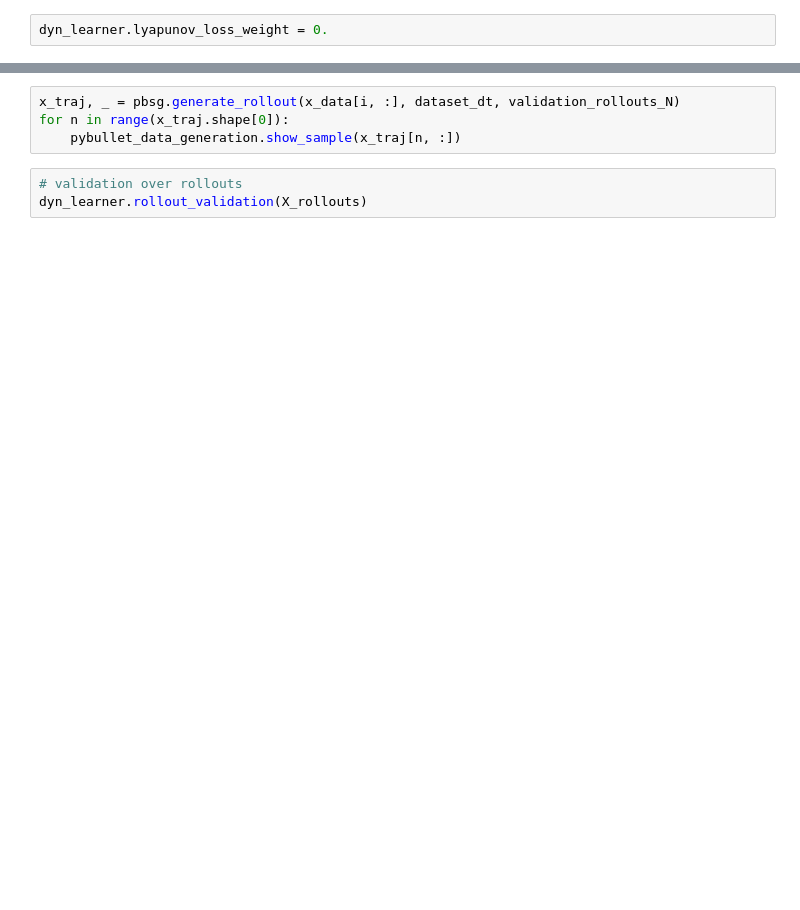
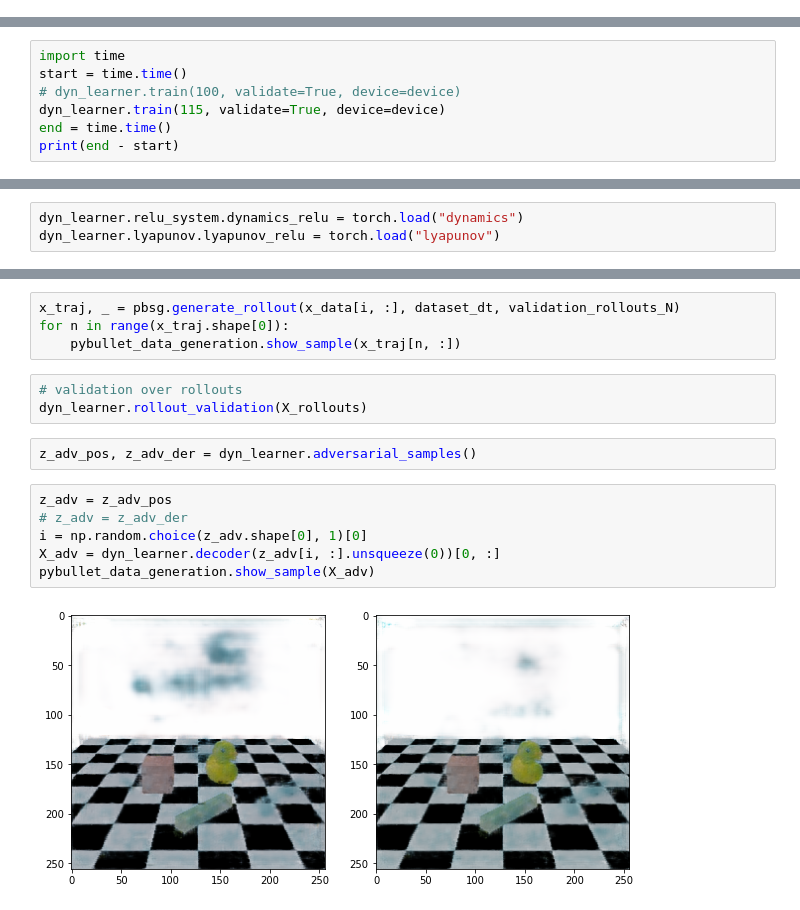
Before and after one commit to StanfordASL/neural-network-lyapunov, a Jupyter notebook: notebooks/learned_dynamics.ipynb, the cells around one changed output, grey strips where cells are left out. Saved outputs shown, nothing was run; the diff lists cells and outputs as text; blank space fills up the shorter version.

Commit message:
learned dynamics notebook update

```diff
--- a/notebooks/learned_dynamics.ipynb
+++ b/notebooks/learned_dynamics.ipynb
@@ -229,2 +363,0 @@ dyn_learner.train(1000, validate=True)
-# %%
-dyn_learner.lyapunov_loss_weight = 0.
@@ -232,0 +378,7 @@ dyn_learner.lyapunov_loss_weight
+# %%
+import time
+start = time.time()
+# dyn_learner.train(100, validate=True, device=device)
+dyn_learner.train(115, validate=True, device=device)
+end = time.time()
+print(end - start)
@@ -233,3 +388,6 @@ dyn_learner.lyapunov_loss_weight
+# %%
+dyn_learner.relu_system.dynamics_relu = torch.load("dynamics")
+dyn_learner.lyapunov.lyapunov_relu = torch.load("lyapunov")
 # %%
 # plot a random rollout
 i = np.random.choice(X_data.shape[0], 1)[0]
@@ -243,3 +415,13 @@ for n in range(x_traj.shape[0]):
 # %%
 # validation over rollouts
 dyn_learner.rollout_validation(X_rollouts)
+# %%
+z_adv_pos, z_adv_der = dyn_learner.adversarial_samples()
+# %%
+z_adv = z_adv_pos
+# z_adv = z_adv_der
+i = np.random.choice(z_adv.shape[0], 1)[0]
+X_adv = dyn_learner.decoder(z_adv[i, :].unsqueeze(0))[0, :]
+pybullet_data_generation.show_sample(X_adv)
+# %% [output]
+[figure, added]
```
Also changed, not shown: parts of 27 cells of this notebook.
